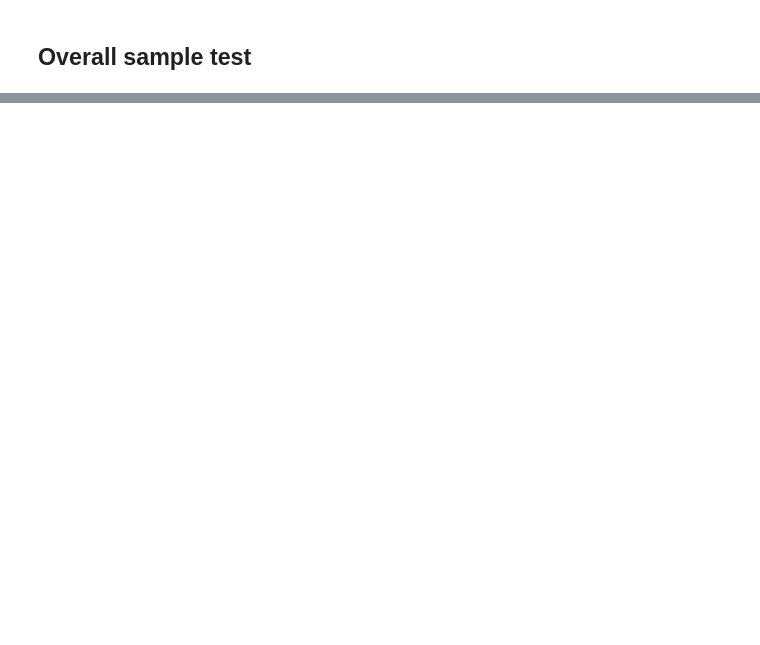
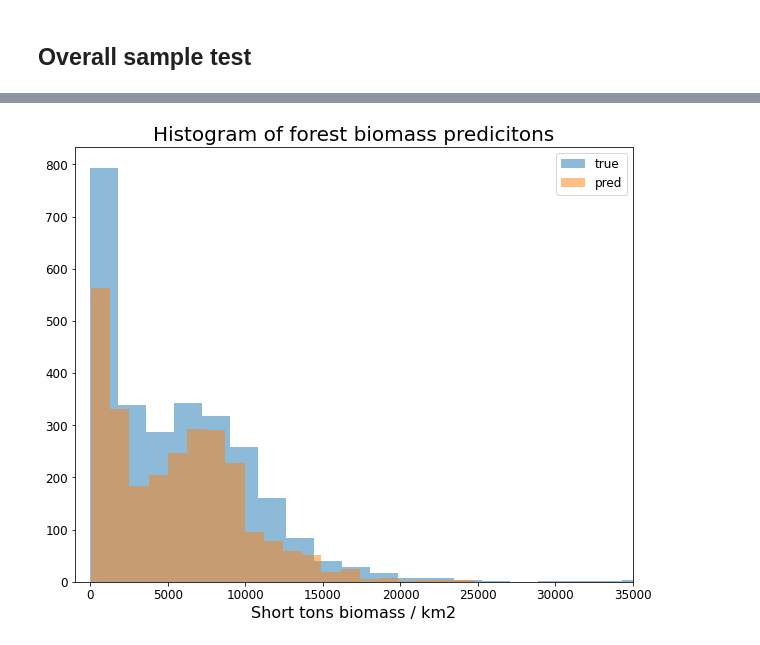
Before and after one commit to etrieschman/forest-biomass-modeling, a Jupyter notebook: notebooks/select_model.ipynb, the cells around one changed output, grey strips where cells are left out. Drawn from its saved outputs; the diff is of its cells as text; code cells hidden in the pictures; blank space fills up the shorter version.

```diff
--- a/notebooks/select_model.ipynb
+++ b/notebooks/select_model.ipynb
@@ -401,0 +402,13 @@ print(stats)
+# %%
+fig, ax = plt.subplots(figsize=(10, 8))
+
+plt.hist(y_test, alpha=0.5, bins=20, label='true')
+plt.hist(y_test_pred, alpha=0.5, bins=20, label='pred')
+plt.title('Histogram of forest biomass predicitons')
+plt.xlabel('Short tons biomass / km2')
+ax.set_xlim((-1000, 35000))
+plt.legend()
+
+plt.show()
+# %% [output]
+[figure, added]
```
Also changed, not shown: parts of 8 cells of this notebook, 2 other files.
